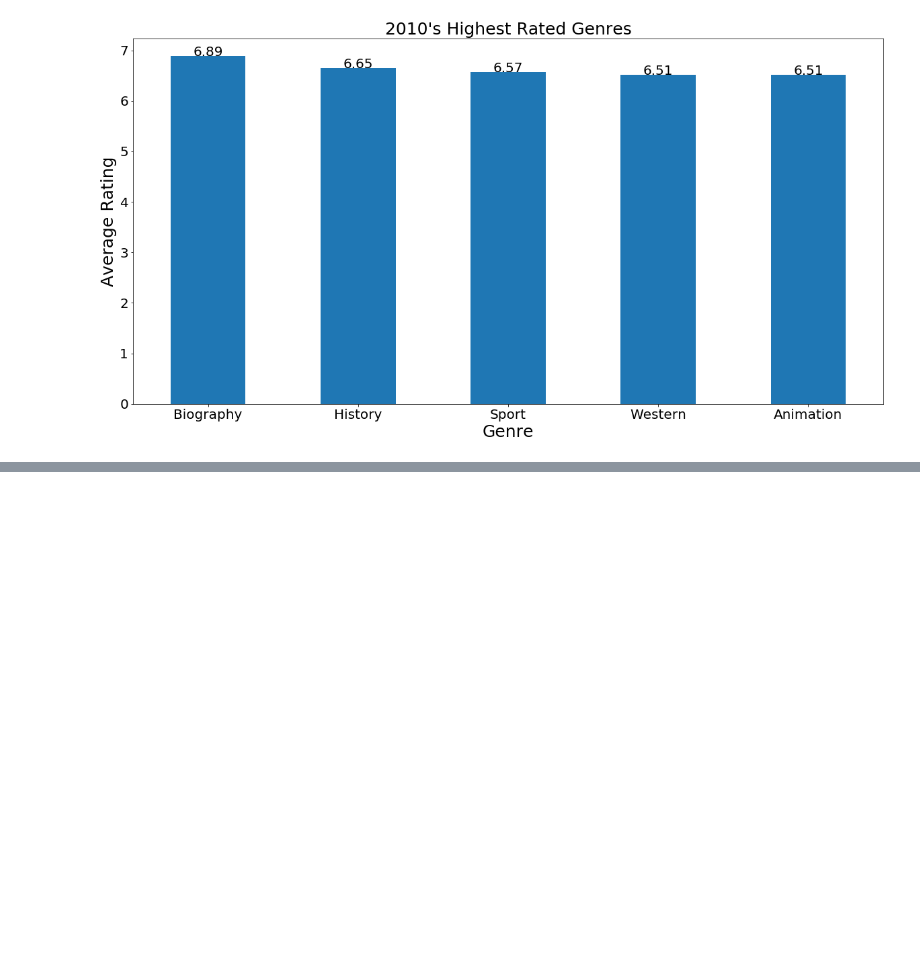
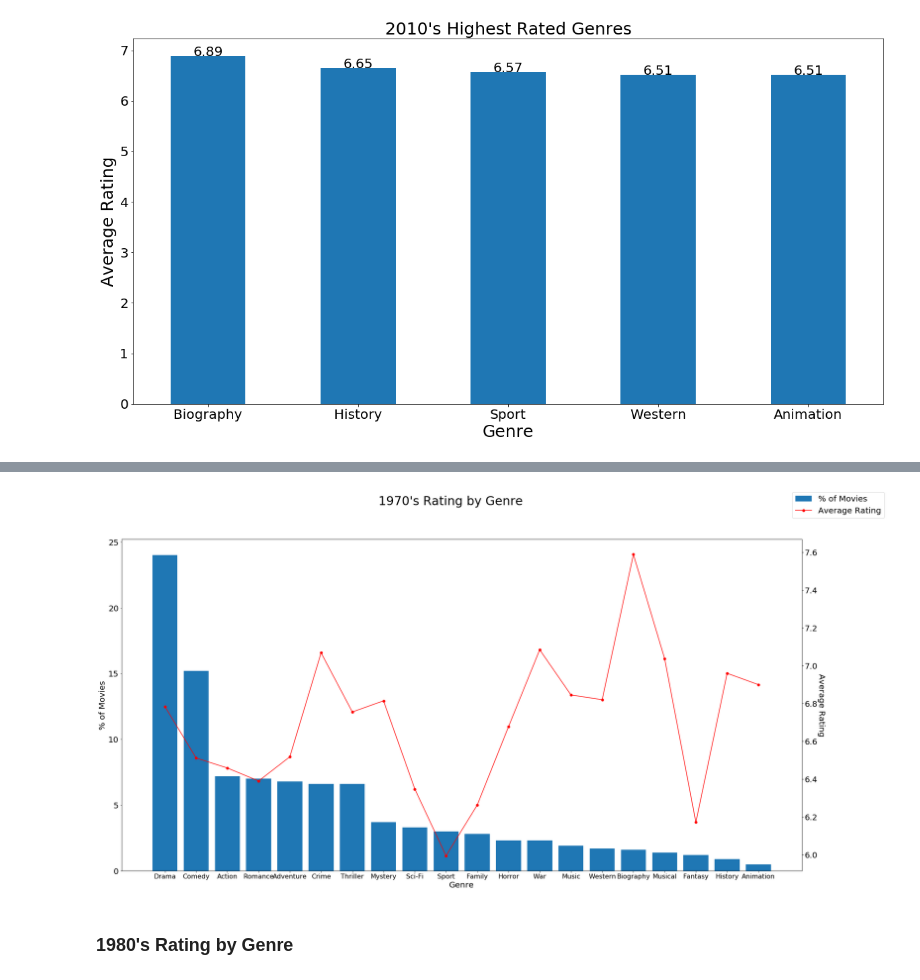
Before and after one commit to Nicole1701/group_project1, a Jupyter notebook: Analysis_Nicole.ipynb, the cells around one changed output, grey strips where cells are left out. Cells and saved outputs as stored; diff of their text form; code cells hidden in the pictures; blank space fills up the shorter version.

```diff
--- a/Analysis_Nicole.ipynb
+++ b/Analysis_Nicole.ipynb
@@ -600,0 +581,4 @@ plt.show()
+# %%
+decade_70_combined = pd.concat([decade_70_df, rating_70_df], axis=1)
+decade_70_combined[['%', "Avg Rating"]]
+decade_70_combined
@@ -600,0 +603,25 @@ plt.show()
+# %%
+# Plot the average rating over the most popular genres
+fig, ax = plt.subplots(figsize=(30,15))
+ax2 = ax.twinx()
+ax.bar(decade_70_combined.index, decade_70_combined["%"], label='% of Movies')
+ax2.plot(decade_70_combined.index, decade_70_combined["Avg Rating"], color='red', label='Average Rating', marker='o')
+
+# Format chart
+
+fig.legend(loc='upper right', fontsize=20)
+fig.suptitle("1970's Rating by Genre", fontsize=30)
+ax.set_xticklabels(decade_70_combined.index)
+ax.xaxis.set_tick_params(labelsize=16)
+ax.yaxis.set_tick_params(labelsize=20)
+ax2.yaxis.set_tick_params(labelsize=20)
+ax.set_xlabel('Genre', fontsize=20)
+ax.set_ylabel('% of Movies', fontsize=20)
+ax2.set_ylabel('Average Rating', fontsize=20, rotation=270, va='baseline')
+
+# Show Chart
+plt.show()
+# %% [output]
+[figure, added]
+# %% [markdown]
+### 1980's Rating by Genre
```
Also changed, not shown: parts of 18 cells of this notebook.
